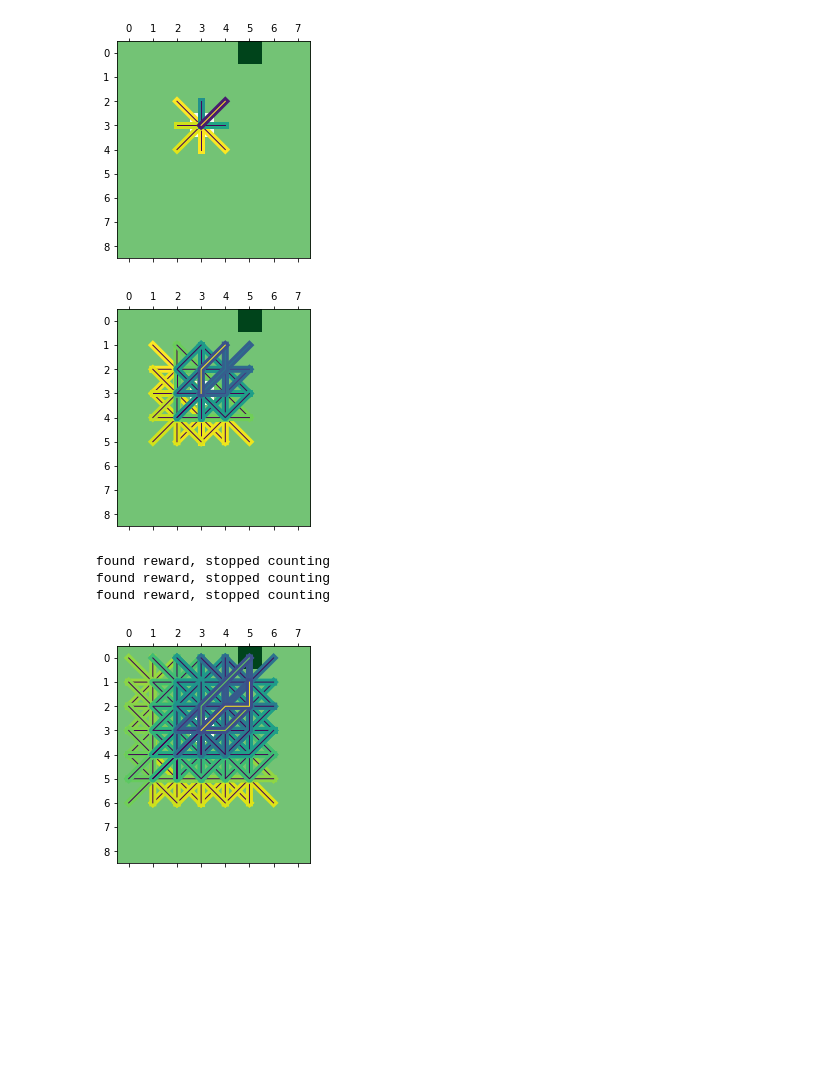
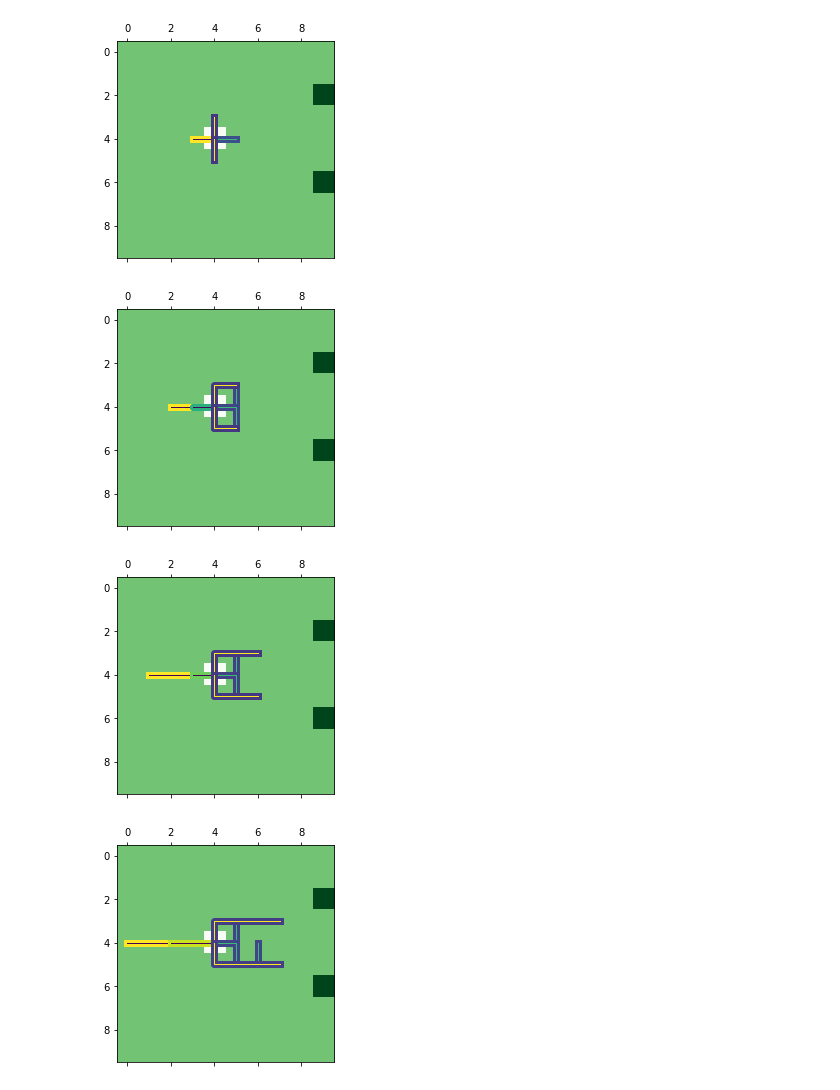
Before and after one commit to annieechen/communicative-models, a Jupyter notebook: notebooks/Example Actions.ipynb, the cells around one changed output. Cells and saved outputs as stored; diff of their text form; code cells hidden in the pictures; blank space fills up the shorter version.

```diff
--- a/notebooks/Example Actions.ipynb
+++ b/notebooks/Example Actions.ipynb
@@ -36,0 +1,15 @@ print(len(np.unique(coord,axis=0)))
+# %%
+import sys
+sys.path.append('..')
+from gridworld_agent import *
+import csv
+import numpy as np
+%matplotlib inline
+def writeLikelihoodToFile(data, filename):
+    with open(filename, 'w+') as f:
+        for val in data:
+            coordlist, likelihood = val
+            coords = np.array2string(coordlist).replace('\n', '')
+            f.write(str(likelihood) + ',')
+            f.write(coords)
+            f.write('\n')
@@ -36,0 +54,12 @@ print(len(np.unique(coord,axis=0)))
+# %%
+# Next, we create a map with the reward at the middle right, and display and write data
+a = GridWorldAgent(softmax=0.2,width=10, rewardValues={49:10})
+lengths = [1,2,3,4,5]
+for length in lengths:
+    data = a.getLikelihoodAllPaths(length, display=True, topthree=True)
+    writeLikelihoodToFile(data, 'one_reward_len_'+str(length)+'.csv')
+# a.displayAllPaths(2, topthree=False)
+# # # len(data)
+# coord = data[0][0]
+# print(len(coord))
+# print(len(np.unique(coord,axis=0)))
@@ -81,12 +94,12 @@ with open("pathslen4.csv", 'w+') as f:
-# %%
-a = GridWorldAgent(softmax=0.1,width=8,height=9,rewardValues =  {5:10})
-a.displayAllPaths(1)
-a.displayAllPaths(2)
-a.displayAllPaths(3)
-# %% [output]
-[figure, removed]
-[figure, removed]
-found reward, stopped counting
-found reward, stopped counting
-found reward, stopped counting
-[figure, removed]
+# %%
+# Next, we create a map with the reward at the middle right, and display and write data
+a = GridWorldAgent(softmax=0.2,width=10, rewardValues={29:10, 69:10})
+lengths = [1,2,3,4,5]
+for length in lengths:
+    data = a.getLikelihoodAllPaths(length, display=True, topthree=True)
+    writeLikelihoodToFile(data, 'two_reward_len_'+str(length)+'.csv')
+# %% [output]
+[figure, added]
+[figure, added]
+[figure, added]
+[figure, added]
```
Also changed, not shown: parts of 18 cells of this notebook.
